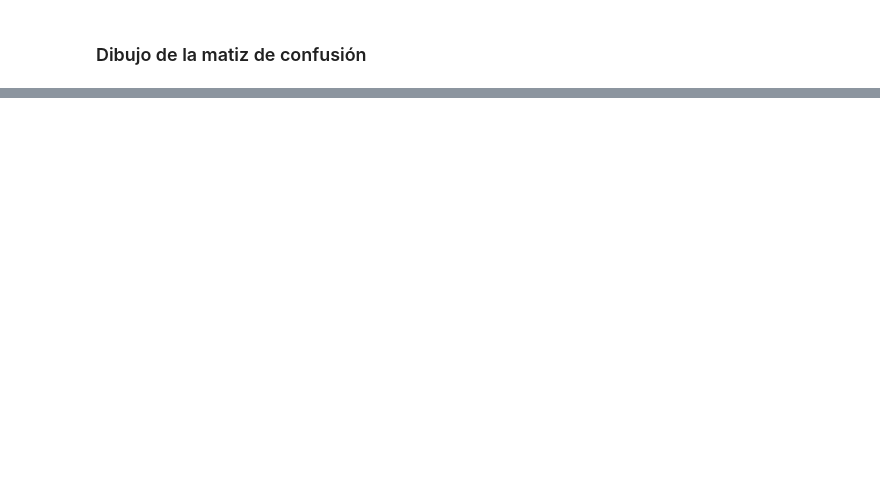
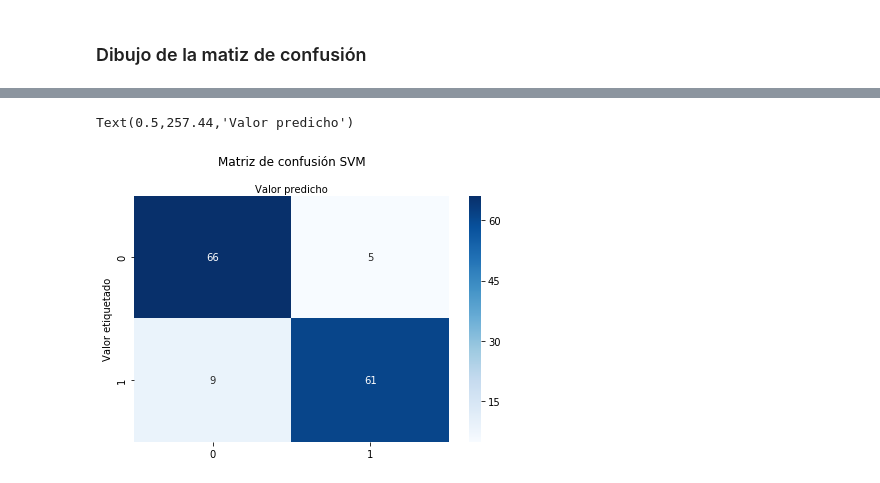
Before and after one commit to SpRdgz/TFM, a Jupyter notebook: 05_Machine_Learning_Models/TF-IDF_NaiveBayes_SVM.ipynb, the cells around one changed output, grey strips where cells are left out. Cells and saved outputs as stored; diff of their text form; code cells hidden in the pictures; blank space fills up the shorter version.

```diff
--- a/05_Machine_Learning_Models/TF-IDF_NaiveBayes_SVM.ipynb
+++ b/05_Machine_Learning_Models/TF-IDF_NaiveBayes_SVM.ipynb
@@ -163,0 +272,13 @@ Text(0.5,257.44,'Valor predicho')
+# %%
+from sklearn.ensemble import VotingClassifier
+#create a dictionary of our models
+estimators=[ ('svm', SVM), ('NB', Naive),('CLF', clf)]
+#create our voting classifier, inputting our models
+ensemble = VotingClassifier(estimators, voting='hard')
+# %%
+#fit model to training data
+ensemble.fit(Train_X_Tfidf,Train_Y)
+# predict the labels on validation dataset
+predictions_ensemble= ensemble.predict(Test_X_Tfidf)
+# Use accuracy_score function to get the accuracy
+#print("Accuracy Score ",accuracy_score(predictions_ensemble, Test_Y)*100)
@@ -163,0 +292,16 @@ Text(0.5,257.44,'Valor predicho')
+# %%
+class_names=[0,1] # name  of classes
+fig, ax = plt.subplots()
+tick_marks = np.arange(len(class_names))
+plt.xticks(tick_marks, class_names)
+plt.yticks(tick_marks, class_names)
+# create heatmap
+sns.heatmap(pd.DataFrame(cnf_matrix), annot=True, cmap="Blues" ,fmt='g')
+ax.xaxis.set_label_position("top")
+plt.tight_layout()
+plt.title('Matriz de confusión SVM', y=1.1)
+plt.ylabel('Valor etiquetado')
+plt.xlabel('Valor predicho')
+# %% [output]
+Text(0.5,257.44,'Valor predicho')
+[figure, added]
```
Also changed, not shown: parts of 16 cells of this notebook, 3 other files.
